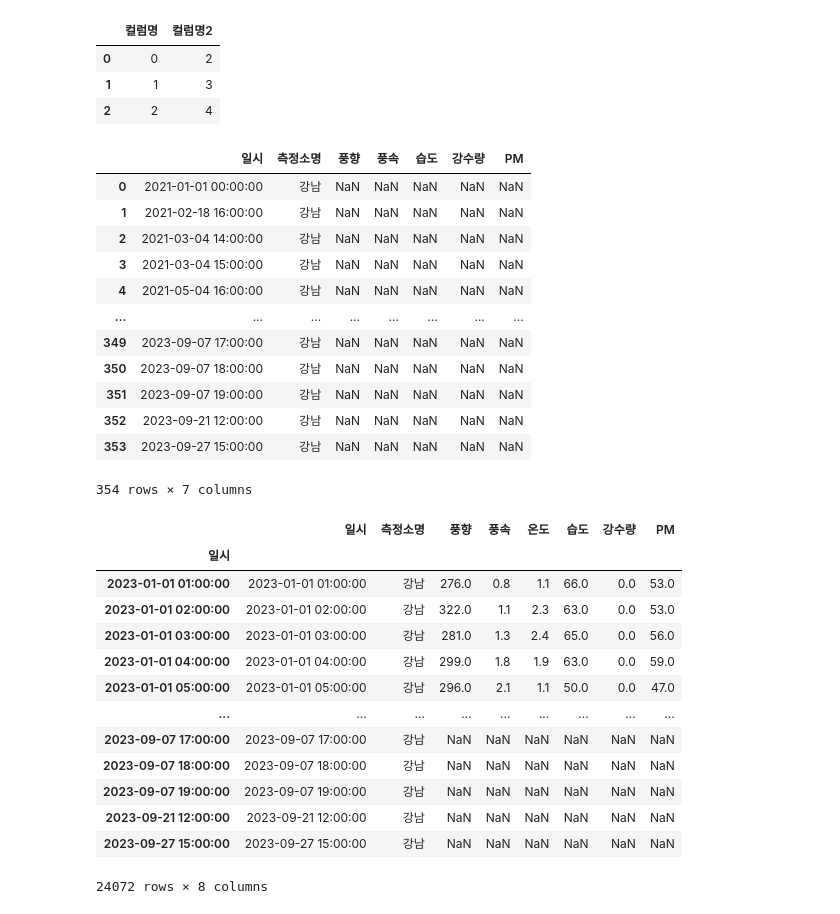
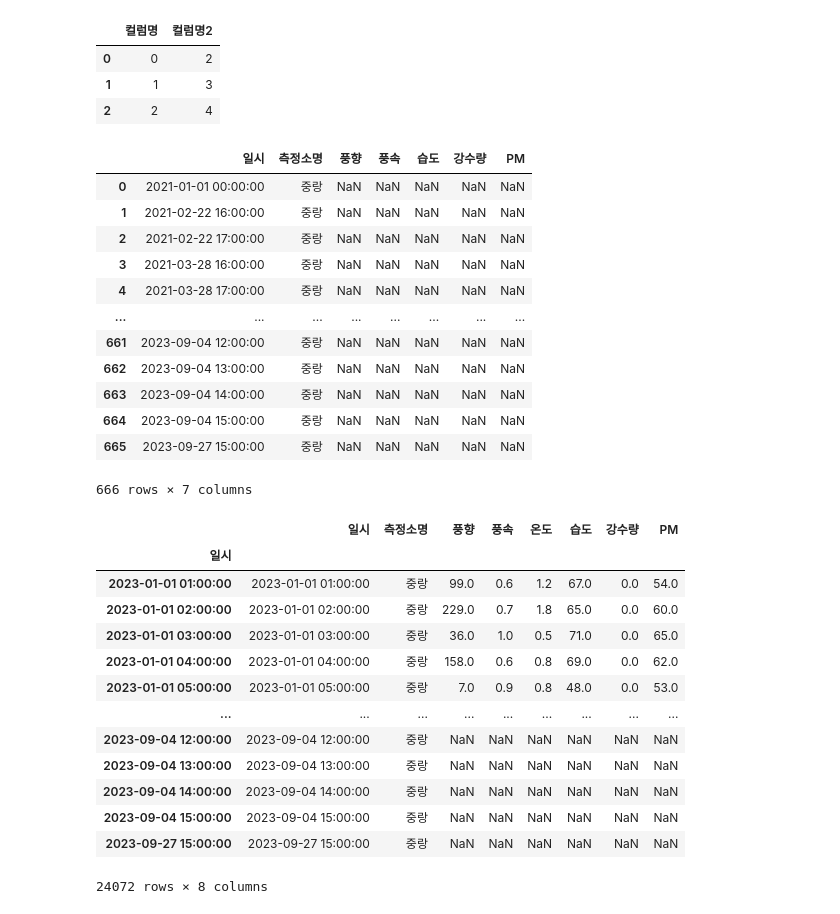
Before and after one commit to bjkim2004/echo, a Jupyter notebook: 01. 데이터 전처리.ipynb, the cells around one changed output. Saved outputs shown, nothing was run; the diff lists cells and outputs as text; code cells hidden in the pictures.

```diff
--- a/01. 데이터 전처리.ipynb
+++ b/01. 데이터 전처리.ipynb
@@ -229,7 +295,7 @@ len(merge_df)
 # %% [output]
 564061
 # %%
-df = merge_df[merge_df.측정소명 == '강남']
+df = merge_df[merge_df.측정소명 == '중랑']
 df
 # %% [output]
 |  | 일시 | 측정소명 | 풍향 | 풍속 | 온도 | 습도 | 강수량 | PM |
@@ -274,28 +340,28 @@ pd.DataFrame({
 | 2 | 2 | 4 |
 # %%
 df_missing = pd.DataFrame({ '일시' : list(dt_missing.전체일시),
-               '측정소명' : ['강남' for i in dt_missing.전체일시],
+               '측정소명' : ['중랑' for i in dt_missing.전체일시],
                '풍향': [np.nan  for i in dt_missing.전체일시],
                '풍속': [np.nan  for i in dt_missing.전체일시],
                '습도' : [np.nan  for i in dt_missing.전체일시],
                '강수량':[np.nan  for i in dt_missing.전체일시],
                'PM' : [np.nan  for i in dt_missing.전체일시]
 })
 df_missing
 # %% [output]
 |  | 일시 | 측정소명 | 풍향 | 풍속 | 습도 | 강수량 | PM |
-| 0 | 2021-01-01 00:00:00 | 강남 | NaN | NaN | NaN | NaN | NaN |
-| 1 | 2021-02-18 16:00:00 | 강남 | NaN | NaN | NaN | NaN | NaN |
-| 2 | 2021-03-04 14:00:00 | 강남 | NaN | NaN | NaN | NaN | NaN |
-| 3 | 2021-03-04 15:00:00 | 강남 | NaN | NaN | NaN | NaN | NaN |
-| 4 | 2021-05-04 16:00:00 | 강남 | NaN | NaN | NaN | NaN | NaN |
+| 0 | 2021-01-01 00:00:00 | 중랑 | NaN | NaN | NaN | NaN | NaN |
+| 1 | 2021-02-22 16:00:00 | 중랑 | NaN | NaN | NaN | NaN | NaN |
+| 2 | 2021-02-22 17:00:00 | 중랑 | NaN | NaN | NaN | NaN | NaN |
+| 3 | 2021-03-28 16:00:00 | 중랑 | NaN | NaN | NaN | NaN | NaN |
+| 4 | 2021-03-28 17:00:00 | 중랑 | NaN | NaN | NaN | NaN | NaN |
 | ... | ... | ... | ... | ... | ... | ... | ... |
-| 349 | 2023-09-07 17:00:00 | 강남 | NaN | NaN | NaN | NaN | NaN |
-| 350 | 2023-09-07 18:00:00 | 강남 | NaN | NaN | NaN | NaN | NaN |
-| 351 | 2023-09-07 19:00:00 | 강남 | NaN | NaN | NaN | NaN | NaN |
-| 352 | 2023-09-21 12:00:00 | 강남 | NaN | NaN | NaN | NaN | NaN |
-| 353 | 2023-09-27 15:00:00 | 강남 | NaN | NaN | NaN | NaN | NaN |
+| 661 | 2023-09-04 12:00:00 | 중랑 | NaN | NaN | NaN | NaN | NaN |
+| 662 | 2023-09-04 13:00:00 | 중랑 | NaN | NaN | NaN | NaN | NaN |
+| 663 | 2023-09-04 14:00:00 | 중랑 | NaN | NaN | NaN | NaN | NaN |
+| 664 | 2023-09-04 15:00:00 | 중랑 | NaN | NaN | NaN | NaN | NaN |
+| 665 | 2023-09-27 15:00:00 | 중랑 | NaN | NaN | NaN | NaN | NaN |
-354 rows × 7 columns
+666 rows × 7 columns
 # %%
 df = pd.concat([df, df_missing])
 df.set_index(df.일시, drop= True, inplace= True)
@@ -303,15 +369,15 @@ df
 # %% [output]
 |  | 일시 | 측정소명 | 풍향 | 풍속 | 온도 | 습도 | 강수량 | PM |
 | 일시 |  |  |  |  |  |  |  |  |
-| 2023-01-01 01:00:00 | 2023-01-01 01:00:00 | 강남 | 276.0 | 0.8 | 1.1 | 66.0 | 0.0 | 53.0 |
-| 2023-01-01 02:00:00 | 2023-01-01 02:00:00 | 강남 | 322.0 | 1.1 | 2.3 | 63.0 | 0.0 | 53.0 |
-| 2023-01-01 03:00:00 | 2023-01-01 03:00:00 | 강남 | 281.0 | 1.3 | 2.4 | 65.0 | 0.0 | 56.0 |
-| 2023-01-01 04:00:00 | 2023-01-01 04:00:00 | 강남 | 299.0 | 1.8 | 1.9 | 63.0 | 0.0 | 59.0 |
-| 2023-01-01 05:00:00 | 2023-01-01 05:00:00 | 강남 | 296.0 | 2.1 | 1.1 | 50.0 | 0.0 | 47.0 |
+| 2023-01-01 01:00:00 | 2023-01-01 01:00:00 | 중랑 | 99.0 | 0.6 | 1.2 | 67.0 | 0.0 | 54.0 |
+| 2023-01-01 02:00:00 | 2023-01-01 02:00:00 | 중랑 | 229.0 | 0.7 | 1.8 | 65.0 | 0.0 | 60.0 |
+| 2023-01-01 03:00:00 | 2023-01-01 03:00:00 | 중랑 | 36.0 | 1.0 | 0.5 | 71.0 | 0.0 | 65.0 |
+| 2023-01-01 04:00:00 | 2023-01-01 04:00:00 | 중랑 | 158.0 | 0.6 | 0.8 | 69.0 | 0.0 | 62.0 |
+| 2023-01-01 05:00:00 | 2023-01-01 05:00:00 | 중랑 | 7.0 | 0.9 | 0.8 | 48.0 | 0.0 | 53.0 |
 | ... | ... | ... | ... | ... | ... | ... | ... | ... |
-| 2023-09-07 17:00:00 | 2023-09-07 17:00:00 | 강남 | NaN | NaN | NaN | NaN | NaN | NaN |
-| 2023-09-07 18:00:00 | 2023-09-07 18:00:00 | 강남 | NaN | NaN | NaN | NaN | NaN | NaN |
-| 2023-09-07 19:00:00 | 2023-09-07 19:00:00 | 강남 | NaN | NaN | NaN | NaN | NaN | NaN |
-| 2023-09-21 12:00:00 | 2023-09-21 12:00:00 | 강남 | NaN | NaN | NaN | NaN | NaN | NaN |
-| 2023-09-27 15:00:00 | 2023-09-27 15:00:00 | 강남 | NaN | NaN | NaN | NaN | NaN | NaN |
+| 2023-09-04 12:00:00 | 2023-09-04 12:00:00 | 중랑 | NaN | NaN | NaN | NaN | NaN | NaN |
+| 2023-09-04 13:00:00 | 2023-09-04 13:00:00 | 중랑 | NaN | NaN | NaN | NaN | NaN | NaN |
+| 2023-09-04 14:00:00 | 2023-09-04 14:00:00 | 중랑 | NaN | NaN | NaN | NaN | NaN | NaN |
+| 2023-09-04 15:00:00 | 2023-09-04 15:00:00 | 중랑 | NaN | NaN | NaN | NaN | NaN | NaN |
+| 2023-09-27 15:00:00 | 2023-09-27 15:00:00 | 중랑 | NaN | NaN | NaN | NaN | NaN | NaN |
 24072 rows × 8 columns
```
Also changed, not shown: parts of 14 cells of this notebook.
